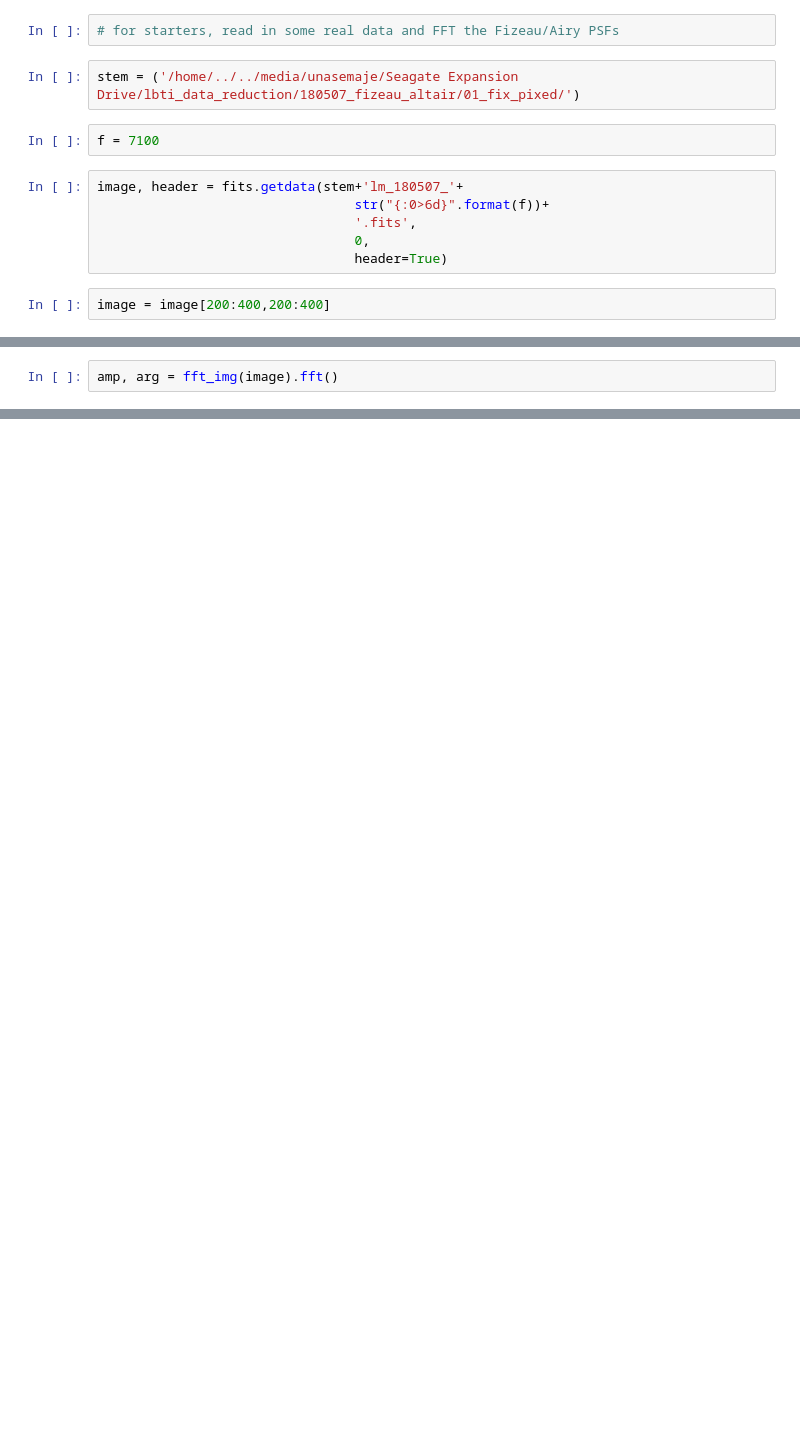
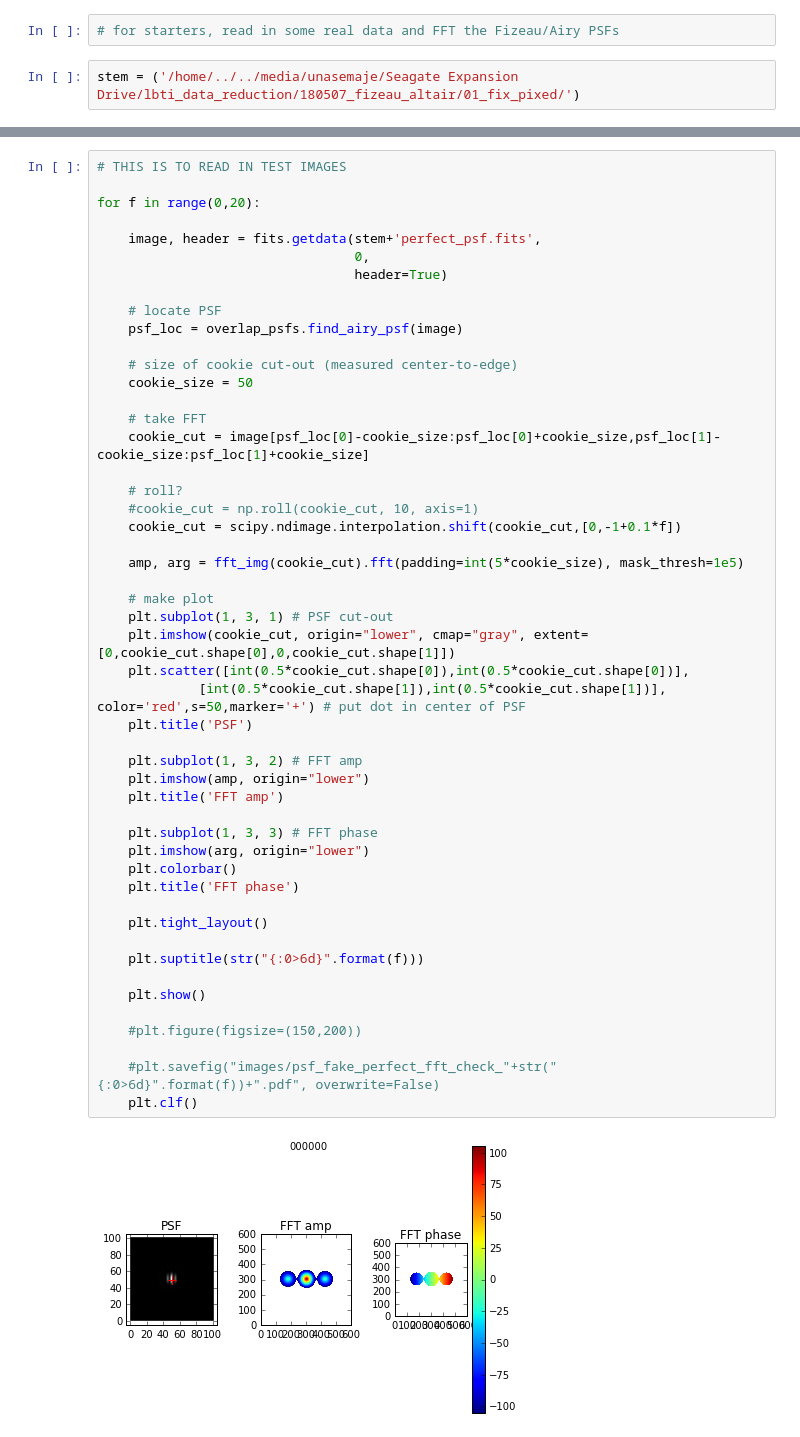
Before and after one commit to mwanakijiji/lbti_fizeau_control, a Jupyter notebook: testing_dial_opd_airy.ipynb, the cells around one changed output, grey strips where cells are left out. Saved outputs shown, nothing was run; the diff lists cells and outputs as text; blank space fills up the shorter version.

```diff
--- a/testing_dial_opd_airy.ipynb
+++ b/testing_dial_opd_airy.ipynb
@@ -16,13 +19,3 @@ from lmircam_tools import *
 # for starters, read in some real data and FFT the Fizeau/Airy PSFs
 # %%
 stem = ('/home/../../media/unasemaje/Seagate Expansion Drive/lbti_data_reduction/180507_fizeau_altair/01_fix_pixed/')
-# %%
-f = 7100
-# %%
-image, header = fits.getdata(stem+'lm_180507_'+
-                                 str("{:0>6d}".format(f))+
-                                 '.fits',
-                                 0,
-                                 header=True)
-# %%
-image = image[200:400,200:400]
@@ -33,2 +109,0 @@ np.shape(image)
-# %%
-amp, arg = fft_img(image).fft()
@@ -176,0 +110,52 @@ plt.show()
+# %%
+# THIS IS TO READ IN TEST IMAGES
+
+for f in range(0,20):
+
+    image, header = fits.getdata(stem+'perfect_psf.fits',
+                                 0,
+                                 header=True)
+
+    # locate PSF
+    psf_loc = overlap_psfs.find_airy_psf(image)
+
+    # size of cookie cut-out (measured center-to-edge)
+    cookie_size = 50
+
+    # take FFT
+    cookie_cut = image[psf_loc[0]-cookie_size:psf_loc[0]+cookie_size,psf_loc[1]-cookie_size:psf_loc[1]+cookie_size]
+
+    # roll?
+    #cookie_cut = np.roll(cookie_cut, 10, axis=1)
+    cookie_cut = scipy.ndimage.interpolation.shift(cookie_cut,[0,-1+0.1*f])
+
+    amp, arg = fft_img(cookie_cut).fft(padding=int(5*cookie_size), mask_thresh=1e5)
+
+    # make plot
+    plt.subplot(1, 3, 1) # PSF cut-out
+    plt.imshow(cookie_cut, origin="lower", cmap="gray", extent=[0,cookie_cut.shape[0],0,cookie_cut.shape[1]])
+    plt.scatter([int(0.5*cookie_cut.shape[0]),int(0.5*cookie_cut.shape[0])],
+             [int(0.5*cookie_cut.shape[1]),int(0.5*cookie_cut.shape[1])], color='red',s=50,marker='+') # put dot in center of PSF
+    plt.title('PSF')
+
+    plt.subplot(1, 3, 2) # FFT amp
+    plt.imshow(amp, origin="lower")
+    plt.title('FFT amp')
+
+    plt.subplot(1, 3, 3) # FFT phase
+    plt.imshow(arg, origin="lower")
+    plt.colorbar()
+    plt.title('FFT phase')
+
+    plt.tight_layout()
+
+    plt.suptitle(str("{:0>6d}".format(f)))
+
+    plt.show()
+
+    #plt.figure(figsize=(150,200))
+
+    #plt.savefig("images/psf_fake_perfect_fft_check_"+str("{:0>6d}".format(f))+".pdf", overwrite=False)
+    plt.clf()
+# %% [output]
+[figure, added]
```
Also changed, not shown: parts of 19 cells of this notebook, 3 other files.
